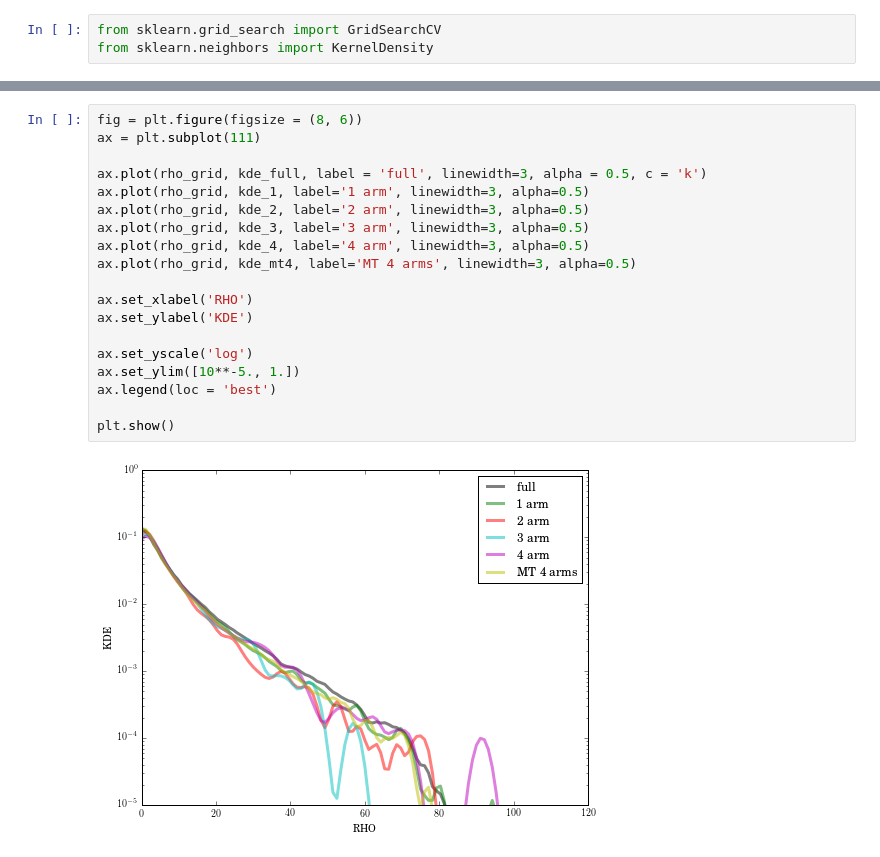
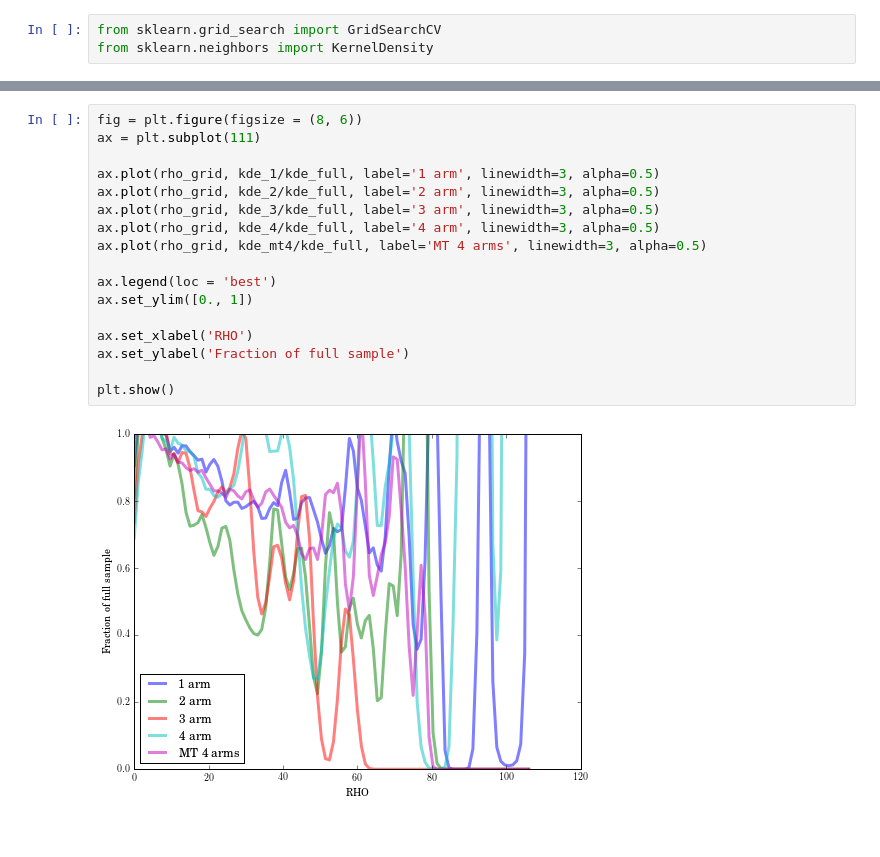
Before and after one commit to zpace/zoo2_t11_vagc, a Jupyter notebook: VAGC analysis.ipynb, the cells around one changed output, grey strips where cells are left out. Cells and saved outputs as stored; diff of their text form.

```diff
--- a/VAGC analysis.ipynb
+++ b/VAGC analysis.ipynb
@@ -132,21 +192,19 @@ plt.show()
 # %%
 fig = plt.figure(figsize = (8, 6))
 ax = plt.subplot(111)
 
-ax.plot(rho_grid, kde_full, label = 'full', linewidth=3, alpha = 0.5, c = 'k')
-ax.plot(rho_grid, kde_1, label='1 arm', linewidth=3, alpha=0.5)
-ax.plot(rho_grid, kde_2, label='2 arm', linewidth=3, alpha=0.5)
-ax.plot(rho_grid, kde_3, label='3 arm', linewidth=3, alpha=0.5)
-ax.plot(rho_grid, kde_4, label='4 arm', linewidth=3, alpha=0.5)
-ax.plot(rho_grid, kde_mt4, label='MT 4 arms', linewidth=3, alpha=0.5)
+ax.plot(rho_grid, kde_1/kde_full, label='1 arm', linewidth=3, alpha=0.5)
+ax.plot(rho_grid, kde_2/kde_full, label='2 arm', linewidth=3, alpha=0.5)
+ax.plot(rho_grid, kde_3/kde_full, label='3 arm', linewidth=3, alpha=0.5)
+ax.plot(rho_grid, kde_4/kde_full, label='4 arm', linewidth=3, alpha=0.5)
+ax.plot(rho_grid, kde_mt4/kde_full, label='MT 4 arms', linewidth=3, alpha=0.5)
+
+ax.legend(loc = 'best')
+ax.set_ylim([0., 1])
 
 ax.set_xlabel('RHO')
-ax.set_ylabel('KDE')
-
-ax.set_yscale('log')
-ax.set_ylim([10**-5., 1.])
-ax.legend(loc = 'best')
+ax.set_ylabel('Fraction of full sample')
 
 plt.show()
 # %% [output]
-[figure, old version]
+[figure, new version]
```
Also changed, not shown: parts of 6 cells of this notebook.
